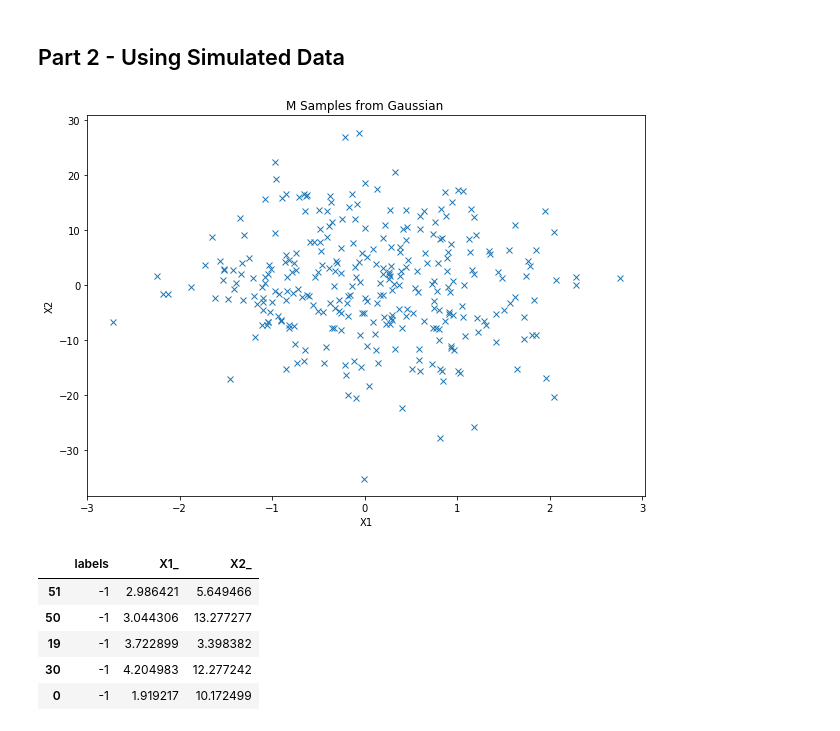
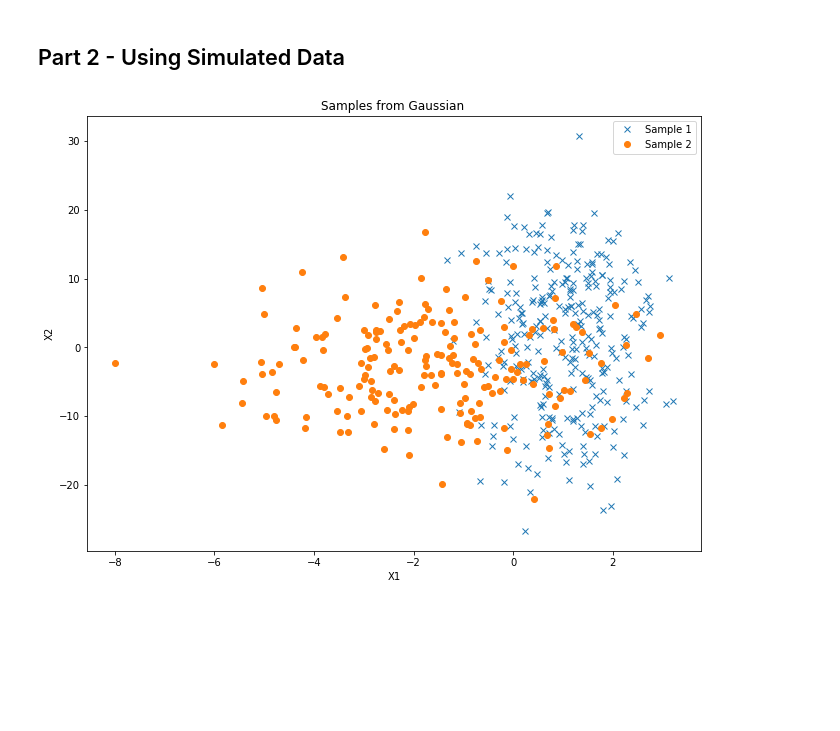
Before and after one commit to hkindbom/SF2935-Statistical-Learning, a Jupyter notebook: Project 1/Project1.ipynb, the cells around one changed output. Saved outputs shown, nothing was run; the diff lists cells and outputs as text; code cells hidden in the pictures; blank space fills up the shorter version.

```diff
--- a/Project 1/Project1.ipynb
+++ b/Project 1/Project1.ipynb
@@ -199,41 +199,30 @@ plt.show()
 # %%
 #Sampe from Gaussian
 N = 500
 M = 300
-mean = [0, 0]
+mean = [1, 1]
 cov = [[1, 0], [0, 100]]  # diagonal covariance
 
-mean_ = [2, 3]
-cov_ = [[4, 0], [0, 50]]  # diagonal covariance
+mean_ = [-2, -2]
+cov_ = [[4, 0], [0, 40]]  # diagonal covariance
 
 X1, X2 = np.random.multivariate_normal(mean, cov, M).T
 X1_, X2_ = np.random.multivariate_normal(mean_, cov_, N-M).T
 
-plt.figure(figsize=(10, 7))
-plt.plot(X1, X2, 'x')
-plt.title("M Samples from Gaussian ")
+plt.figure(figsize=(11, 8))
+plt.plot(X1, X2, 'x',label = "Sample 1")
+plt.plot(X1_, X2_, 'o',label = "Sample 2")
+plt.legend(loc="upper right")
+plt.title("Samples from Gaussian ")
 plt.ylabel('X2')
 plt.xlabel('X1')
 plt.show()
 # %% [output]
-[figure, old version]
+[figure, new version]
 # %%
 # Put in dataframes
-test_size = 0.2
 labels = np.full((X1.size), 1, dtype=int)
 generated_df = pd.DataFrame({'labels': labels, 'X1': X1, 'X2': X2})
-train_df_generated, test_df_generated = train_test_split(generated_df, test_size=test_size)
 
 labels_ = np.full((X1_.size), -1, dtype=int)
-generated_df_ = pd.DataFrame({'labels': labels_, 'X1_': X1_, 'X2_': X2_})
-train_df_generated_, test_df_generated_ = train_test_split(generated_df_, test_size=test_size)
-
-
-train_df_generated_.head()
+generated_df_ = pd.DataFrame({'labels': labels_, 'X1': X1_, 'X2': X2_})
-# %% [output]
-|  | labels | X1_ | X2_ |
-| 51 | -1 | 2.986421 | 5.649466 |
-| 50 | -1 | 3.044306 | 13.277277 |
-| 19 | -1 | 3.722899 | 3.398382 |
-| 30 | -1 | 4.204983 | 12.277242 |
-| 0 | -1 | 1.919217 | 10.172499 |
```
Also changed, not shown: parts of 14 cells of this notebook.
